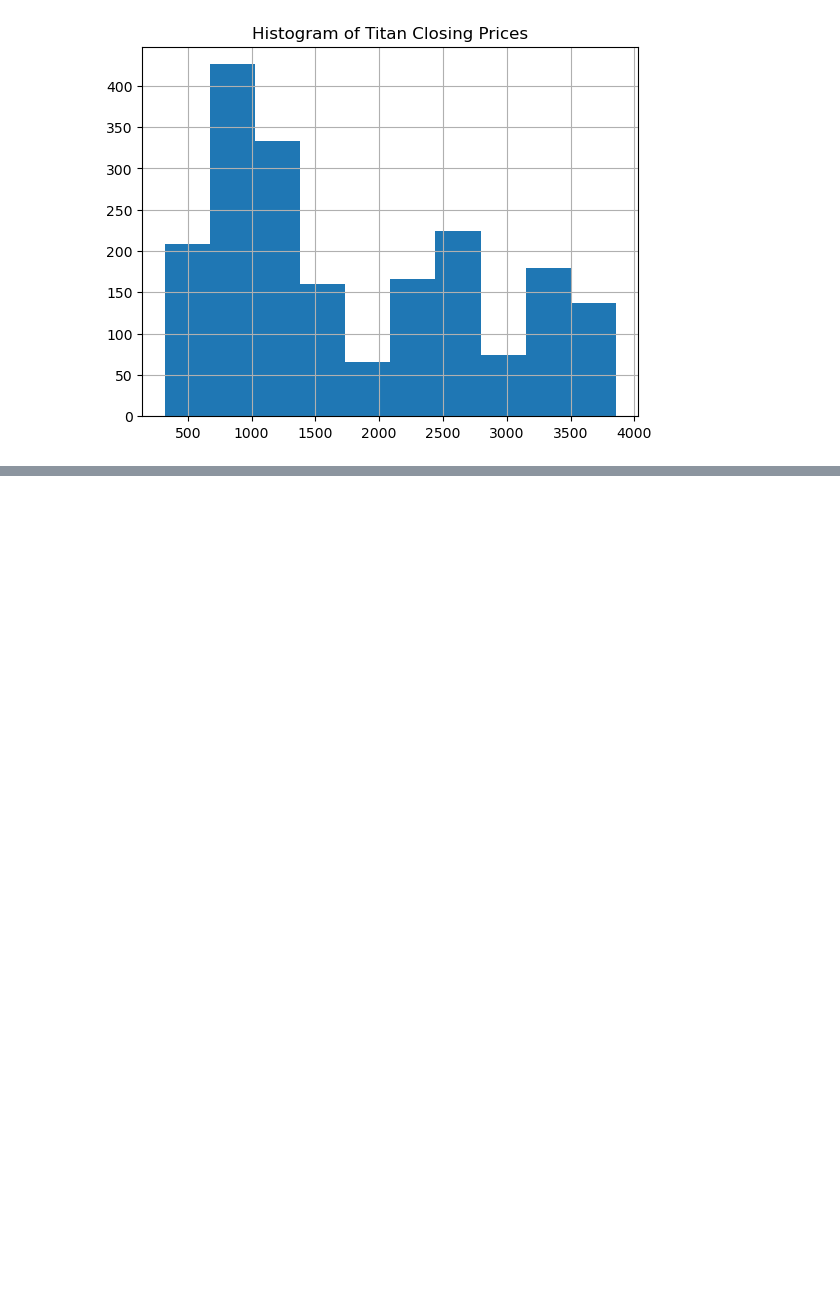
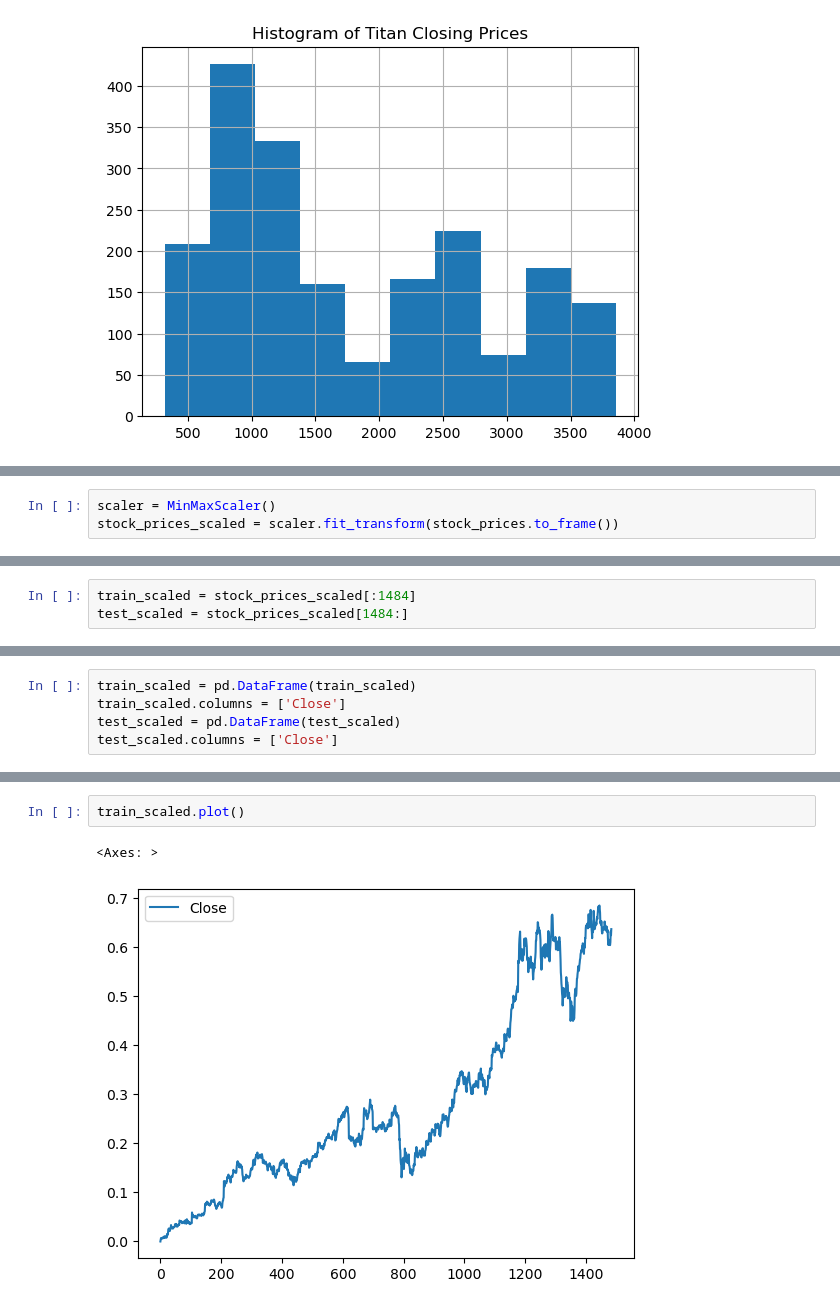
Before and after one commit to 3v-mb/Mini-projects-in-Financial-Engineering, a Jupyter notebook: Titan Stock Analysis.ipynb, the cells around one changed output, grey strips where cells are left out. Cells and saved outputs as stored; diff of their text form; blank space fills up the shorter version.

```diff
--- a/Titan Stock Analysis.ipynb
+++ b/Titan Stock Analysis.ipynb
@@ -124,0 +153,3 @@ Text(0.5, 1.0, 'Histogram of Titan Closing Prices')
+# %%
+scaler = MinMaxScaler()
+stock_prices_scaled = scaler.fit_transform(stock_prices.to_frame())
@@ -124,0 +168,3 @@ Text(0.5, 1.0, 'Histogram of Titan Closing Prices')
+# %%
+train_scaled = stock_prices_scaled[:1484]
+test_scaled = stock_prices_scaled[1484:]
@@ -124,0 +181,5 @@ Text(0.5, 1.0, 'Histogram of Titan Closing Prices')
+# %%
+train_scaled = pd.DataFrame(train_scaled)
+train_scaled.columns = ['Close']
+test_scaled = pd.DataFrame(test_scaled)
+test_scaled.columns = ['Close']
@@ -124,0 +202,5 @@ Text(0.5, 1.0, 'Histogram of Titan Closing Prices')
+# %%
+train_scaled.plot()
+# %% [output]
+<Axes: >
+[figure, added]
```
Also changed, not shown: parts of 31 cells of this notebook.
